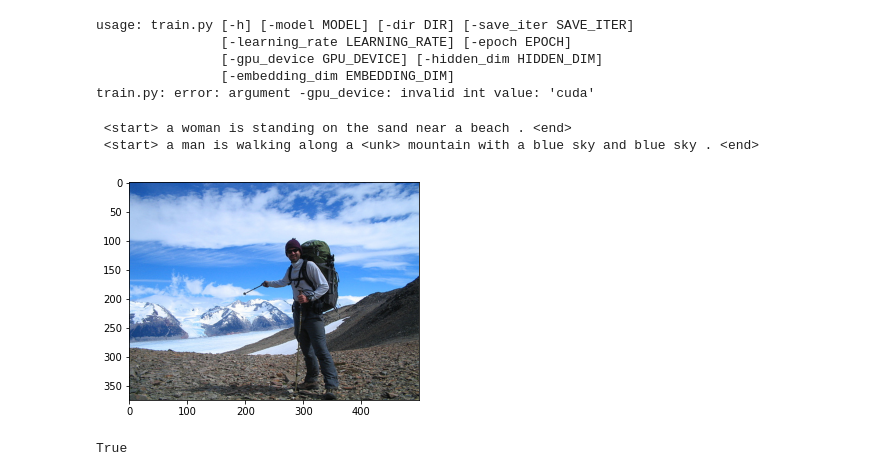
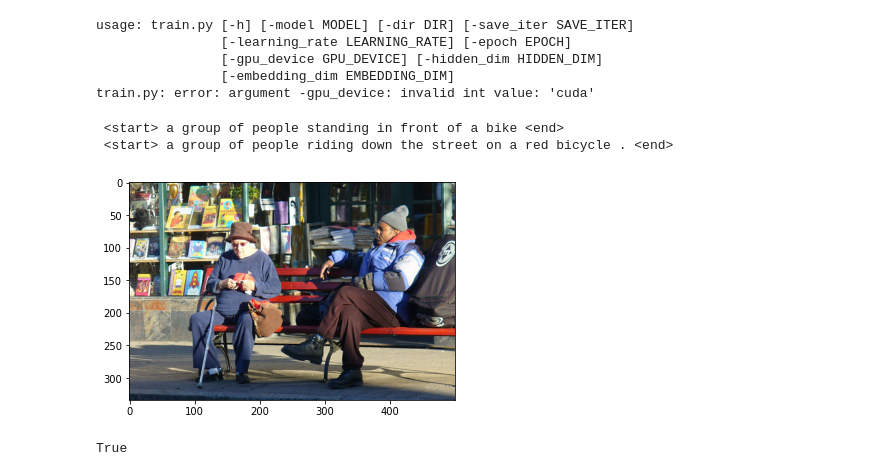
Before and after one commit to nvk681/MetaGen, a Jupyter notebook: metaGen.ipynb, the cells around one changed output. Drawn from its saved outputs; the diff is of its cells as text; code cells hidden in the pictures.

Commit message:
Saving the sample images

```diff
--- a/metaGen.ipynb
+++ b/metaGen.ipynb
@@ -146,18 +146,19 @@ usage: train.py [-h] [-model MODEL] [-dir DIR] [-save_iter SAVE_ITER]
                 [-embedding_dim EMBEDDING_DIM]
 train.py: error: argument -gpu_device: invalid int value: 'cuda'
 # %%
-!python3 test.py -model alexnet -i test/54501196_a9ac9d66f2.jpg -epoch 200
-!python3 test.py -model alexnet -i test/54501196_a9ac9d66f2.jpg -epoch 230
+sample = ["270724499_107481c88f", "293879742_5fe0ffd894", "533713007_bf9f3e25b4", "166507476_9be5b9852a"]
+!python3 test.py -model alexnet -i test/324208502_674488bcea.jpg -epoch 200
+!python3 test.py -model alexnet -i test/324208502_674488bcea.jpg -epoch 230
 # %% [output]
- <start> a woman is standing on the sand near a beach . <end>
- <start> a man is walking along a <unk> mountain with a blue sky and blue sky . <end>
+ <start> a group of people standing in front of a bike <end>
+ <start> a group of people riding down the street on a red bicycle . <end>
 # %%
-im = plt.imread("test/54501196_a9ac9d66f2.jpg")
+im = plt.imread("test/324208502_674488bcea.jpg")
 fig, ax = plt.subplots()
 im = ax.imshow(im)
 plt.show()
 # %% [output]
-[figure, old version]
+[figure, new version]
 # %%
 torch.cuda.is_available()
 torch.cuda
```
